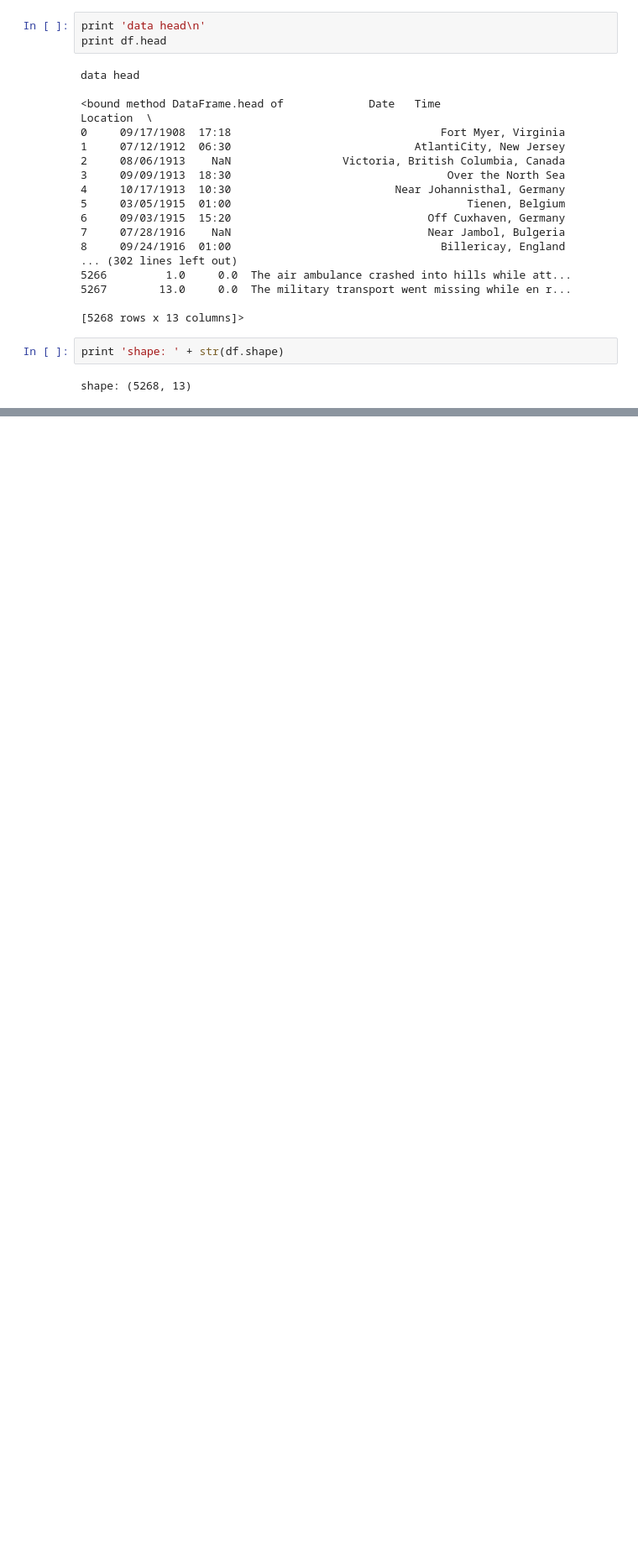
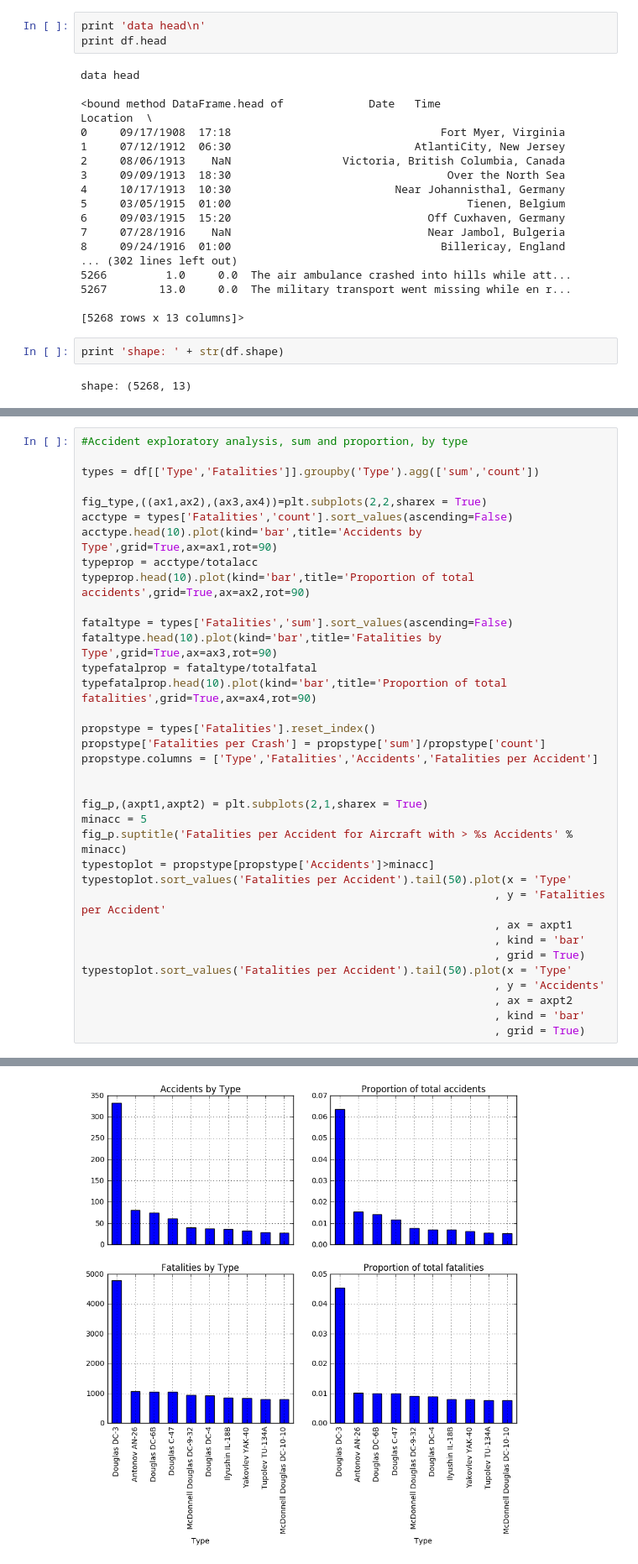
Before and after one commit to ykl7/Airplanes-1908, a Jupyter notebook: Airplane TS.ipynb, the cells around one changed output, grey strips where cells are left out. Shown at 84% size. Drawn from its saved outputs; the diff is of its cells as text; blank space fills up the shorter version.

```diff
--- a/Airplane TS.ipynb
+++ b/Airplane TS.ipynb
@@ -66,0 +118,36 @@ Operator['Military - U.S. Army' 'Military - U.S. Navy' 'Private' ...,
+# %%
+#Accident exploratory analysis, sum and proportion, by type
+
+types = df[['Type','Fatalities']].groupby('Type').agg(['sum','count'])
+
+fig_type,((ax1,ax2),(ax3,ax4))=plt.subplots(2,2,sharex = True)
+acctype = types['Fatalities','count'].sort_values(ascending=False)
+acctype.head(10).plot(kind='bar',title='Accidents by Type',grid=True,ax=ax1,rot=90)
+typeprop = acctype/totalacc
+typeprop.head(10).plot(kind='bar',title='Proportion of total accidents',grid=True,ax=ax2,rot=90)
+
+fataltype = types['Fatalities','sum'].sort_values(ascending=False)
+fataltype.head(10).plot(kind='bar',title='Fatalities by Type',grid=True,ax=ax3,rot=90)
+typefatalprop = fataltype/totalfatal
+typefatalprop.head(10).plot(kind='bar',title='Proportion of total fatalities',grid=True,ax=ax4,rot=90)
+
+propstype = types['Fatalities'].reset_index()
+propstype['Fatalities per Crash'] = propstype['sum']/propstype['count']
+propstype.columns = ['Type','Fatalities','Accidents','Fatalities per Accident']
+
+
+fig_p,(axpt1,axpt2) = plt.subplots(2,1,sharex = True)
+minacc = 5
+fig_p.suptitle('Fatalities per Accident for Aircraft with > %s Accidents' % minacc)
+typestoplot = propstype[propstype['Accidents']>minacc]
+typestoplot.sort_values('Fatalities per Accident').tail(50).plot(x = 'Type'
+                                                               , y = 'Fatalities per Accident'
+                                                               , ax = axpt1
+                                                               , kind = 'bar'
+                                                               , grid = True)
+typestoplot.sort_values('Fatalities per Accident').tail(50).plot(x = 'Type'
+                                                               , y = 'Accidents'
+                                                               , ax = axpt2
+                                                               , kind = 'bar'
+                                                               , grid = True)
+# %% [output]
@@ -66,0 +155 @@ Operator['Military - U.S. Army' 'Military - U.S. Navy' 'Private' ...,
+[figure, added]
```
Also changed, not shown: parts of 14 cells of this notebook.
